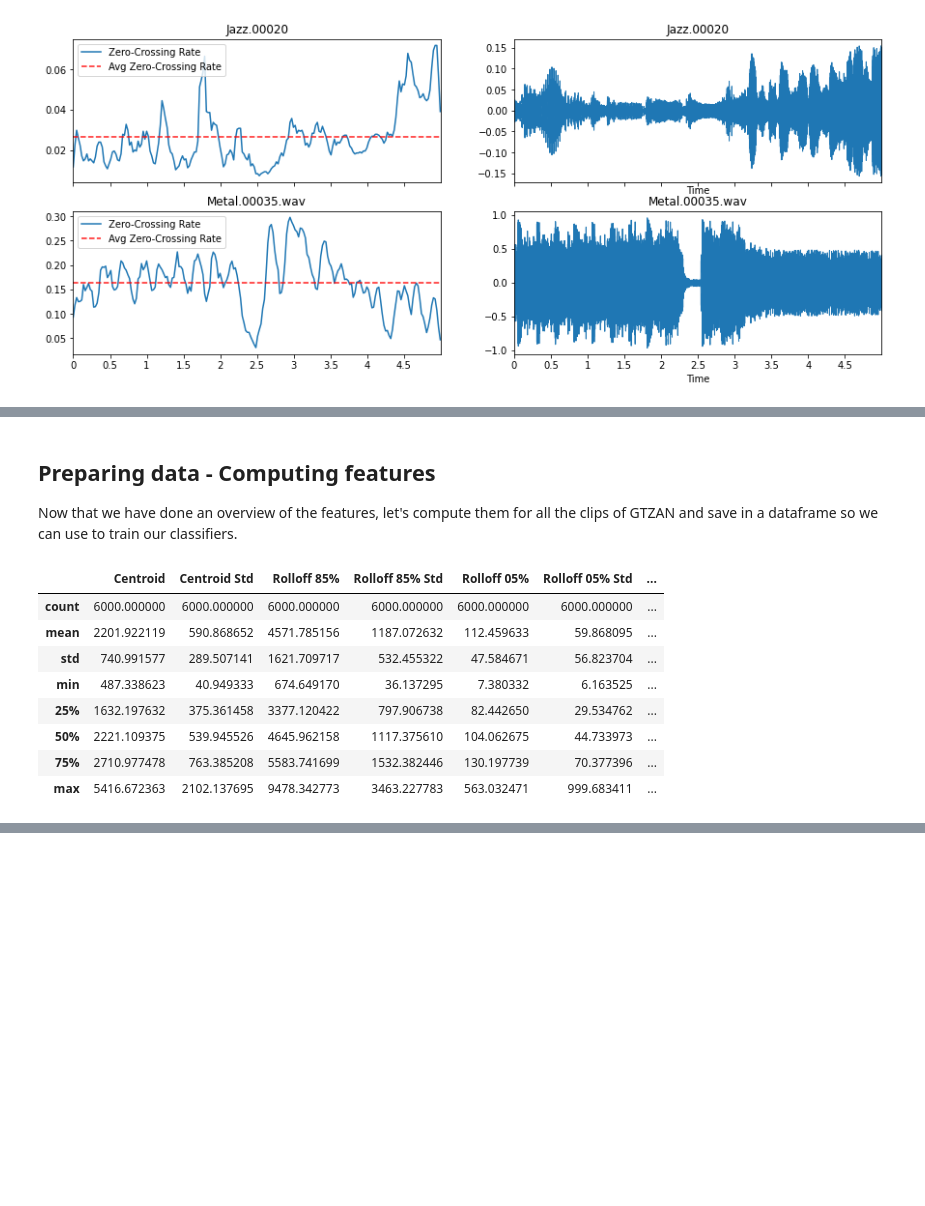
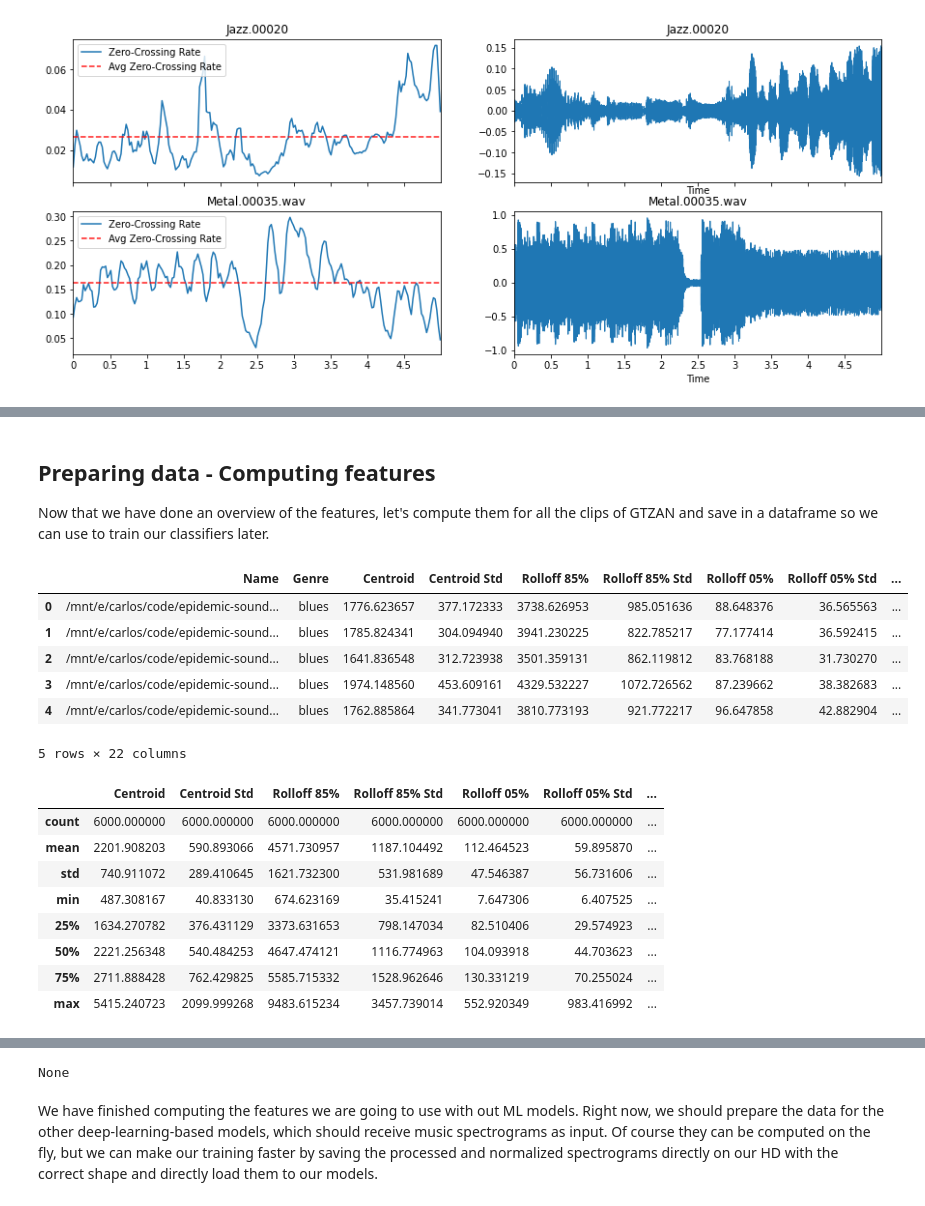
Before and after one commit to cpvlordelo/genre-classif, a Jupyter notebook: PrepareDataAndFeatures.ipynb, the cells around one changed output, grey strips where cells are left out. Cells and saved outputs as stored; diff of their text form; code cells hidden in the pictures; blank space fills up the shorter version.

```diff
--- a/PrepareDataAndFeatures.ipynb
+++ b/PrepareDataAndFeatures.ipynb
@@ -55,12 +57,15 @@ We have a bunch of manifest files that tells us only information regarding the o
 # %%
-#import pandas as pd
-#df = pd.read_csv(data_path + '/bextract_single.mf', sep= "\t", header=None, names=['filename', 'genre'])
+%%script echo Skipping This Cell...
+#Comment/delete previous line to properly run this cell
 
-#pd.set_option('max_colwidth', 70)
+import pandas as pd
 
-#print(df[0:10])
+# Just loading one of the manifest files. They are all similar and can be safely deleted
+df = pd.read_csv(data_path + '/bextract_single.mf', sep= "\t", header=None, names=['filename', 'genre'])
 
-#print(df[-5:-1])
+pd.set_option('max_colwidth', 70)
+
+print(df.head(10))
 
 # Deleting manifest files
-#!rm {data_path + '/*.mf'}
+!rm {data_path + '/*.mf'}
@@ -367,8 +381,8 @@ def computeLEfeature(S):
 
     Parameters
         ----------
-        S : np.ndarray [shape=(d, t)] or None
-            (optional) spectrogram magnitude.
+        S : np.ndarray [shape=(d, t)]
+            Spectrogram magnitude.
 
     Returns
         ----------
@@ -409,9 +423,12 @@ fig, ax = plt.subplots(nrows=2, ncols=2, sharex=True, figsize=(15,6))
 ax[0,0].semilogy(times, rms1[0], label='RMS Energy')
 ax[0,0].semilogy(times, np.full_like(times, np.mean(rms1)), color='r', alpha=0.9, linestyle='--', label='Average RMS')
 ax[0,0].set(title='Jazz.00020')
+ax[0,0].set(xlabel='Time')
+ax[0,0].set(ylabel='Energy')
 #ax[0,0].set(xticks=[])
-ax[0,0].legend()
+ax[0,0].legend(loc='lower right')
 ax[0,0].label_outer()
+
 librosa.display.specshow(librosa.amplitude_to_db(S1, ref=np.max),
                          y_axis='log', x_axis='time', ax=ax[0,1])
 ax[0,1].set(title='Jazz.00020')
@@ -420,11 +437,14 @@ ax[1,0].semilogy(times, rms2[0], label='RMS Energy')
 ax[1,0].semilogy(times, np.full_like(times, np.mean(rms2)), color='r', alpha=0.9, linestyle='--', label='Average RMS')
 ax[1,0].set(title='Metal.00035.wav')
 #ax[1,0].set(xticks=[])
-ax[1,0].legend()
+ax[1,0].legend(loc='lower right')
 ax[1,0].label_outer()
+ax[1,0].set(xlabel='Time')
+ax[1,0].set(ylabel='Energy')
+
 librosa.display.specshow(librosa.amplitude_to_db(S2, ref=np.max),
                          y_axis='log', x_axis='time', ax=ax[1,1])
-ax[1,1].set(title='Metal.00035.wav')
+ax[1,1].set(title='Metal.00035.wav');
 # %% [output]
 Low-Energy feature for file Jazz.00020.wav  is 0.60
 Low-Energy feature for file Metal.00035.wav is 0.50
@@ -583,6 +604,6 @@ ax[1,1].set(title='Mel-Spec Metal.00035')
 # %% [markdown]
 ## Preparing data - Computing features
 
-Now that we have done an overview of the features, let's compute them for all the clips of GTZAN and save in a dataframe so we can use to train our classifiers.
+Now that we have done an overview of the features, let's compute them for all the clips of GTZAN and save in a dataframe so we can use to train our classifiers later.
 # %%
 import os
@@ -737,10 +725,8 @@ for g in tqdm(genres, desc='Processing files...'):
             mfcc3_std.append(np.float32(np.std(mfcc[3,1:-1])))
             mfcc4_std.append(np.float32(np.std(mfcc[4,1:-1])))
 # %%
-import pandas as pd
-
 df = pd.DataFrame(list(zip(clipnames,
-                           labels,
+                           genres,
                            centr,
                            centr_std,
                            roll85,
@@ -750,7 +736,6 @@ df = pd.DataFrame(list(zip(clipnames,
                            zcr,
                            zcr_std,
                            tempo,
-                           #tempo_std,
                            lef,
                            mfcc0,
                            mfcc0_std,
@@ -758,42 +743,50 @@ df = pd.DataFrame(list(zip(clipnames,
                            mfcc1_std,
                            mfcc2,
                            mfcc2_std,
                            mfcc3,
                            mfcc3_std,
                            mfcc4,
                            mfcc4_std)), columns = ['Name',
                                                    'Genre',
                                                    'Centroid',
                                                    'Centroid Std',
                                                    'Rolloff 85%',
                                                    'Rolloff 85% Std',
                                                    'Rolloff 05%',
                                                    'Rolloff 05% Std',
                                                    'Zero-Crossing Rate',
                                                    'Zero-Crossing Rate (Std)',
                                                    'Tempo',
-                                                   #'Tempo Std',
                                                    'Low Energy Ratio',
                                                    'MFCC-0',
                                                    'MFCC-0 Std',
                                                    'MFCC-1',
                                                    'MFCC-1 Std',
                                                    'MFCC-2',
                                                    'MFCC-2 Std',
                                                    'MFCC-3',
                                                    'MFCC-3 Std',
                                                    'MFCC-4',
                                                    'MFCC-4 Std'])
-# Saving as csv file
+# Saving as csv file on ./dataset/features.csv
 df.to_csv(os.path.join(os.path.split(data_path)[0], 'features.csv'), sep=',', index=False)
-df.describe()
+ipd.display(df.head(5))
+ipd.display(df.describe())
+ipd.display(df.info())
 # %% [output]
-|  | Centroid | Centroid Std | Rolloff 85% | Rolloff 85% Std | Rolloff 05% | Rolloff 05% Std | ... |
-| count | 6000.000000 | 6000.000000 | 6000.000000 | 6000.000000 | 6000.000000 | 6000.000000 | ... |
-| mean | 2201.922119 | 590.868652 | 4571.785156 | 1187.072632 | 112.459633 | 59.868095 | ... |
-| std | 740.991577 | 289.507141 | 1621.709717 | 532.455322 | 47.584671 | 56.823704 | ... |
-| min | 487.338623 | 40.949333 | 674.649170 | 36.137295 | 7.380332 | 6.163525 | ... |
-| 25% | 1632.197632 | 375.361458 | 3377.120422 | 797.906738 | 82.442650 | 29.534762 | ... |
-| 50% | 2221.109375 | 539.945526 | 4645.962158 | 1117.375610 | 104.062675 | 44.733973 | ... |
-| 75% | 2710.977478 | 763.385208 | 5583.741699 | 1532.382446 | 130.197739 | 70.377396 | ... |
-| max | 5416.672363 | 2102.137695 | 9478.342773 | 3463.227783 | 563.032471 | 999.683411 | ... |
+|  | Name | Genre | Centroid | Centroid Std | Rolloff 85% | Rolloff 85% Std | Rolloff 05% | Rolloff 05% Std | ... |
+| 0 | /mnt/e/carlos/code/epidemic-sound... | blues | 1776.623657 | 377.172333 | 3738.626953 | 985.051636 | 88.648376 | 36.565563 | ... |
+| 1 | /mnt/e/carlos/code/epidemic-sound... | blues | 1785.824341 | 304.094940 | 3941.230225 | 822.785217 | 77.177414 | 36.592415 | ... |
+| 2 | /mnt/e/carlos/code/epidemic-sound... | blues | 1641.836548 | 312.723938 | 3501.359131 | 862.119812 | 83.768188 | 31.730270 | ... |
+| 3 | /mnt/e/carlos/code/epidemic-sound... | blues | 1974.148560 | 453.609161 | 4329.532227 | 1072.726562 | 87.239662 | 38.382683 | ... |
+| 4 | /mnt/e/carlos/code/epidemic-sound... | blues | 1762.885864 | 341.773041 | 3810.773193 | 921.772217 | 96.647858 | 42.882904 | ... |
+5 rows × 22 columns
+|  | Centroid | Centroid Std | Rolloff 85% | Rolloff 85% Std | Rolloff 05% | Rolloff 05% Std | ... |
+| count | 6000.000000 | 6000.000000 | 6000.000000 | 6000.000000 | 6000.000000 | 6000.000000 | ... |
+| mean | 2201.908203 | 590.893066 | 4571.730957 | 1187.104492 | 112.464523 | 59.895870 | ... |
+| std | 740.911072 | 289.410645 | 1621.732300 | 531.981689 | 47.546387 | 56.731606 | ... |
+| min | 487.308167 | 40.833130 | 674.623169 | 35.415241 | 7.647306 | 6.407525 | ... |
+| 25% | 1634.270782 | 376.431129 | 3373.631653 | 798.147034 | 82.510406 | 29.574923 | ... |
+| 50% | 2221.256348 | 540.484253 | 4647.474121 | 1116.774963 | 104.093918 | 44.703623 | ... |
+| 75% | 2711.888428 | 762.429825 | 5585.715332 | 1528.962646 | 130.331219 | 70.255024 | ... |
+| max | 5415.240723 | 2099.999268 | 9483.615234 | 3457.739014 | 552.920349 | 983.416992 | ... |
@@ -799,0 +810 @@ df.describe()
+None
@@ -981,0 +811,2 @@ class DenseConvStack(layers.Layer):
+# %% [markdown]
+We have finished computing the features we are going to use with out ML models. Right now, we should prepare the data for the other deep-learning-based models, which should receive music spectrograms as input. Of course they can be computed on the fly, but we can make our training faster by saving the processed and normalized spectrograms directly on our HD with the correct shape and directly load them to our models.
```
Also changed, not shown: parts of 35 cells of this notebook, 1 other file.
